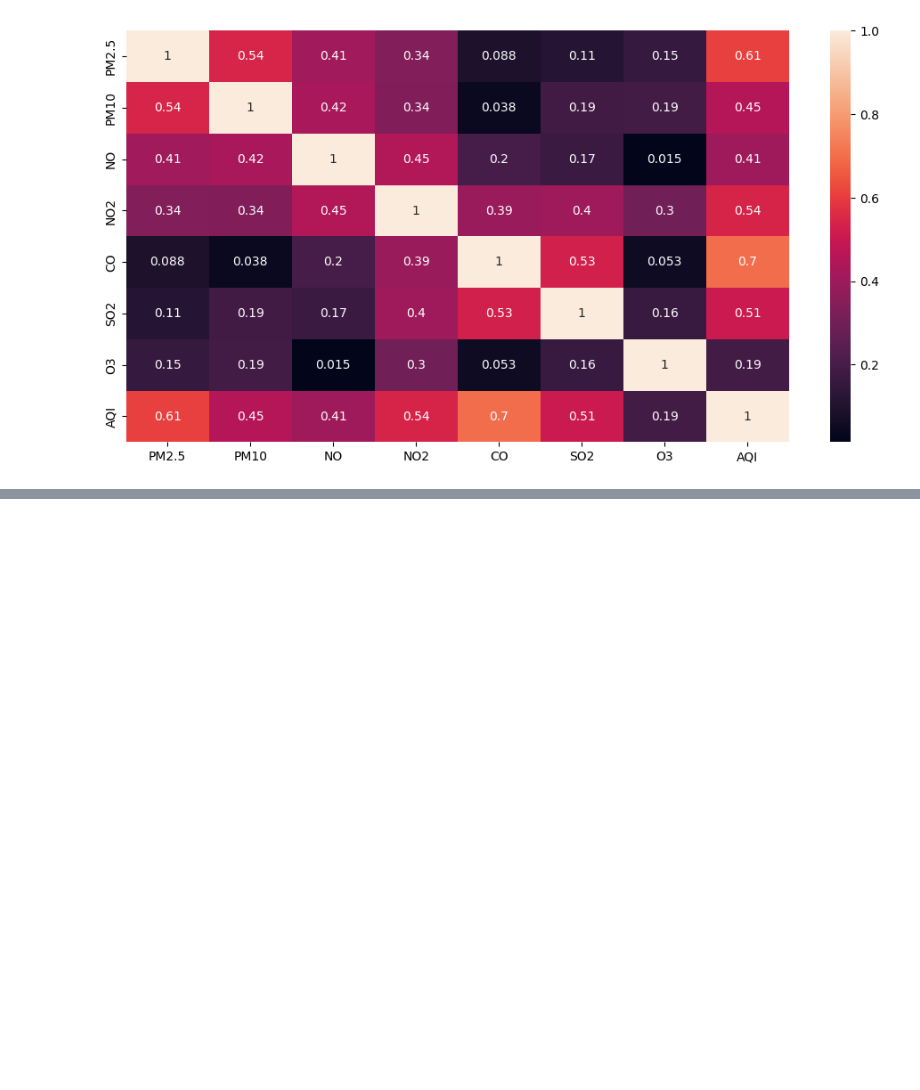
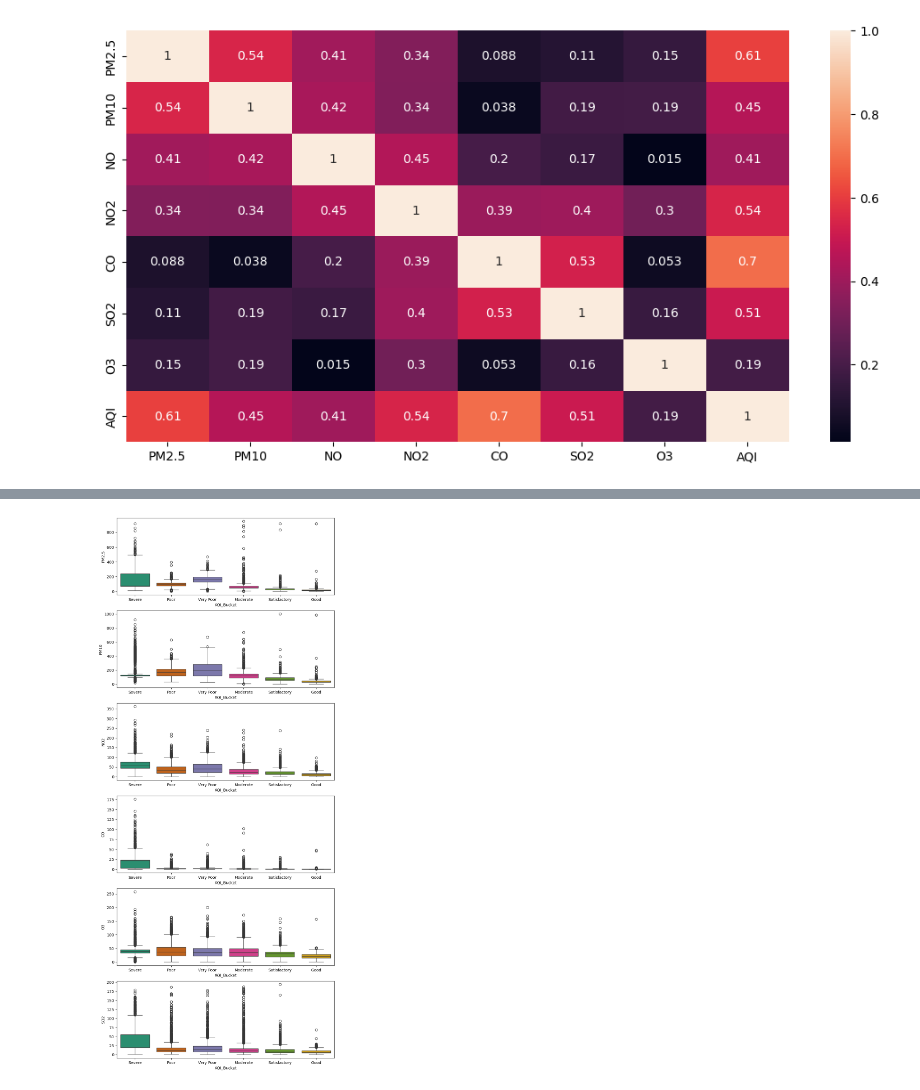
Before and after one commit to ShubhamKNIT/AlgoMinds, a Jupyter notebook: notebook/aqi_predictor.ipynb, the cells around one changed output, grey strips where cells are left out. Cells and saved outputs as stored; diff of their text form; code cells hidden in the pictures; blank space fills up the shorter version.

Commit message:
Outliers detect and remove

```diff
--- a/notebook/aqi_predictor.ipynb
+++ b/notebook/aqi_predictor.ipynb
@@ -91,7 +91,7 @@ from scipy import interpolate
 pd.set_option('display.max_columns', None)
 warnings.filterwarnings("ignore")
 # %%
-df = pd.read_csv('/content/city_aqi_day.csv', parse_dates = ['Date'], low_memory = False)
+df = pd.read_csv('city_aqi_day.csv', parse_dates = ['Date'], low_memory = False)
 # %%
 df.info()
 # %% [output]
@@ -302,0 +305,2 @@ plt.show()
+# %%
+df_no_missing = pd.read_csv('no_missing.csv', parse_dates = ['Date'], low_memory = False)
@@ -302,0 +436,5 @@ plt.show()
+# %%
+#print limits after removal of outliers
+columns = ['PM2.5', 'PM10', 'NO2', 'CO', 'O3', 'SO2']
+buckets = ['Severe', 'Poor','Very Poor', 'Moderate','Satisfactory','Good']
+show_limits(df_no_missing02, buckets, columns)
@@ -302,0 +459,5 @@ plt.show()
+# %%
+#boxplot before removal of outliers
+outlier_detection(df_no_missing, columns)
+# %% [output]
+[figure, added]
```
Also changed, not shown: parts of 17 cells of this notebook.
